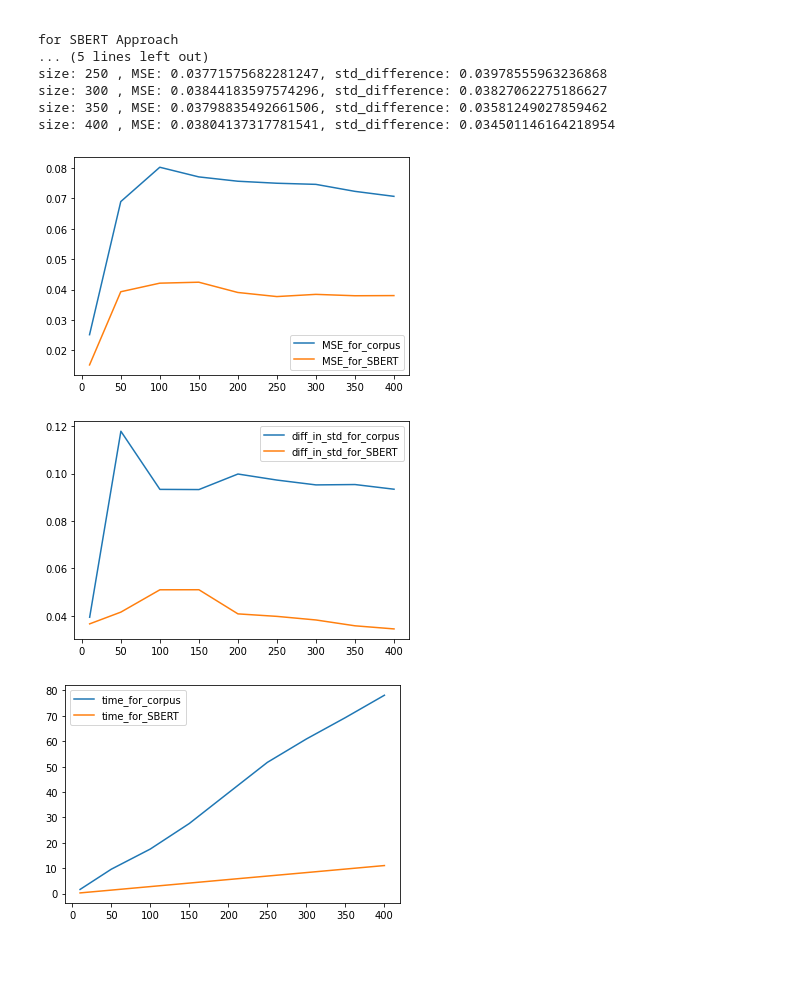
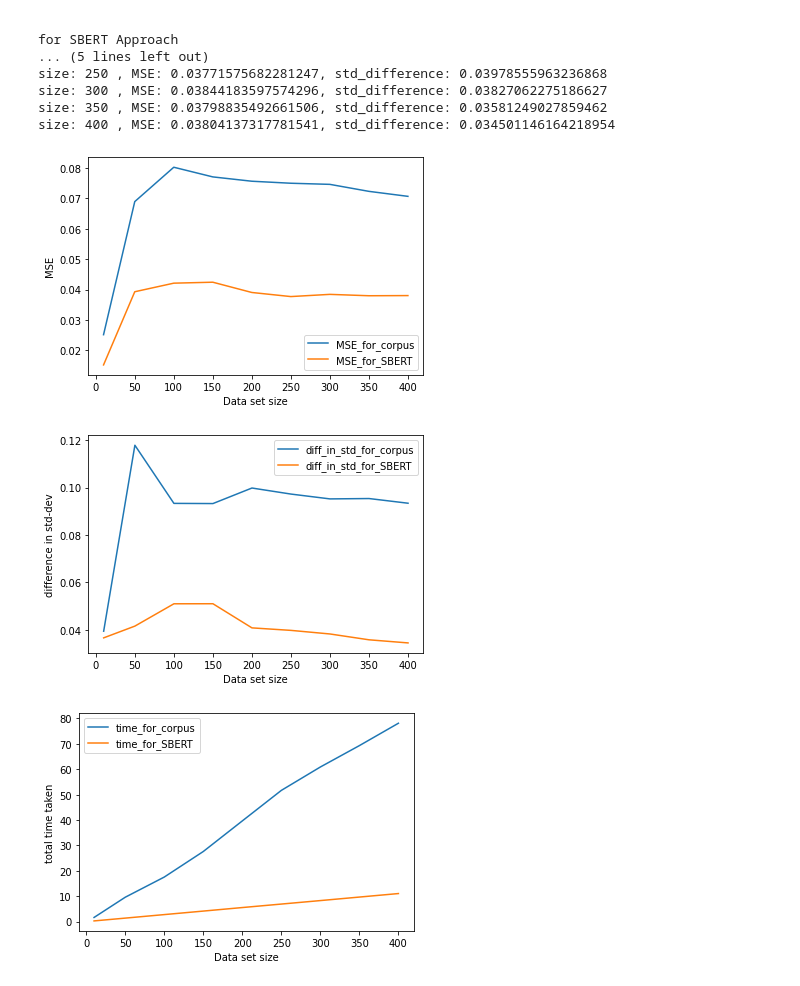
Before and after one commit to hrs2203/sent_sim_django, a Jupyter notebook: similarity_backend/user_component/comparision_engine/engine_comparison.ipynb, the cells around one changed output. Drawn from its saved outputs; the diff is of its cells as text; code cells hidden in the pictures; blank space fills up the shorter version.

Commit message:
graphs added

```diff
--- a/similarity_backend/user_component/comparision_engine/engine_comparison.ipynb
+++ b/similarity_backend/user_component/comparision_engine/engine_comparison.ipynb
@@ -182,20 +182,26 @@ size: 400 , MSE: 0.03804137317781541, std_difference: 0.034501146164218954
 plt.plot( input_size , MSE_for_corpus,label="MSE_for_corpus")
 plt.plot( input_size , MSE_for_SBERT ,label="MSE_for_SBERT")
 plt.legend()
+plt.xlabel("Data set size")
+plt.ylabel("MSE")
 plt.show()
 # %% [output]
-[figure, old version]
+[figure, new version]
 # %%
 plt.plot( input_size , diff_in_std_for_corpus,label="diff_in_std_for_corpus")
 plt.plot( input_size , diff_in_std_for_SBERT ,label="diff_in_std_for_SBERT")
 plt.legend()
+plt.xlabel("Data set size")
+plt.ylabel("difference in std-dev")
 plt.show()
 # %% [output]
-[figure, old version]
+[figure, new version]
 # %%
 plt.plot( input_size , time_for_corpus,label="time_for_corpus")
 plt.plot( input_size , time_for_SBERT ,label="time_for_SBERT")
 plt.legend()
+plt.xlabel("Data set size")
+plt.ylabel("total time taken")
 plt.show()
 # %% [output]
-[figure, old version]
+[figure, new version]
```
Also changed, not shown: 6 other files.
